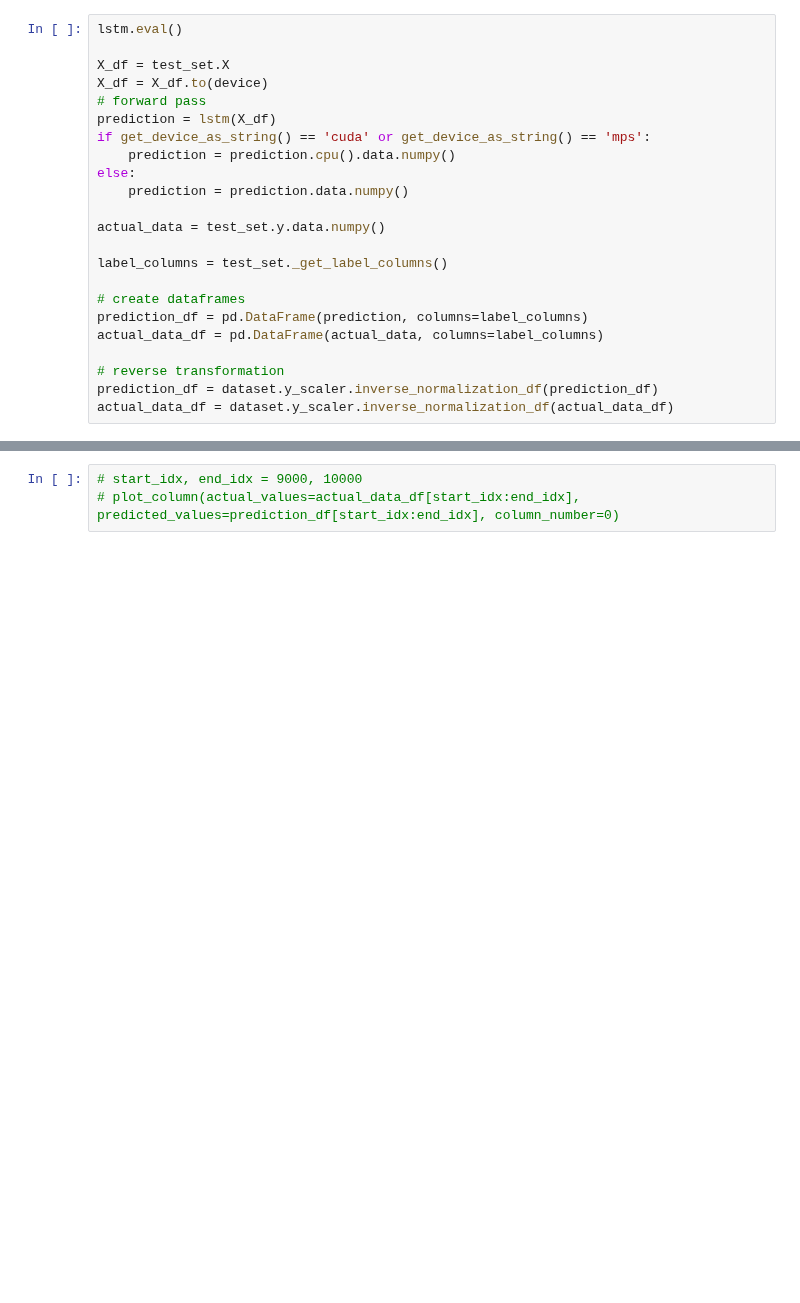
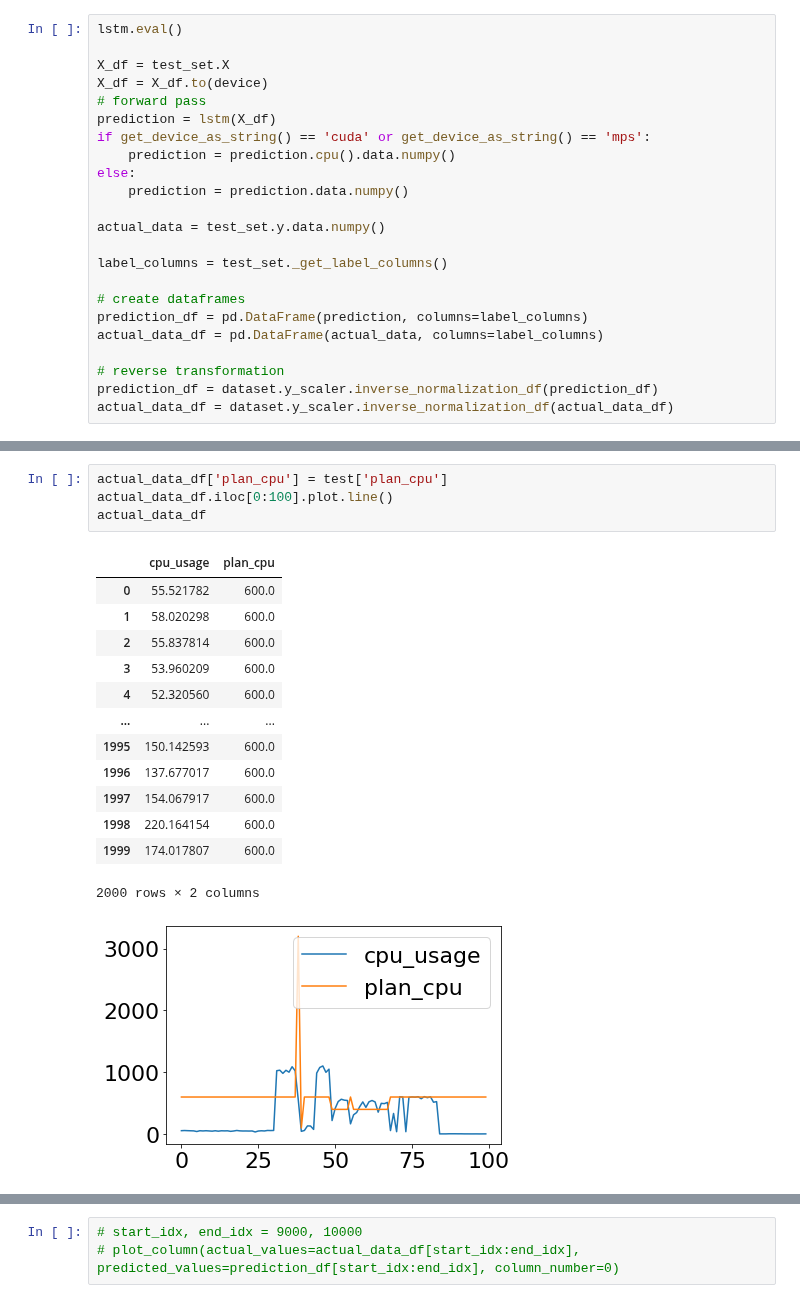
Before and after one commit to MyGodItsFull0fStars/alibaba_clusterdata, a Jupyter notebook: cluster-trace-gpu-v2020/prediction/lstm_general_prediction.ipynb, the cells around one changed output, grey strips where cells are left out. Drawn from its saved outputs; the diff is of its cells as text; blank space fills up the shorter version.

```diff
--- a/cluster-trace-gpu-v2020/prediction/lstm_general_prediction.ipynb
+++ b/cluster-trace-gpu-v2020/prediction/lstm_general_prediction.ipynb
@@ -353,0 +376,19 @@ actual_data_df = dataset.y_scaler.inverse_normalization_df(actual_data_df)
+# %%
+actual_data_df['plan_cpu'] = test['plan_cpu']
+actual_data_df.iloc[0:100].plot.line()
+actual_data_df
+# %% [output]
+|  | cpu_usage | plan_cpu |
+| 0 | 55.521782 | 600.0 |
+| 1 | 58.020298 | 600.0 |
+| 2 | 55.837814 | 600.0 |
+| 3 | 53.960209 | 600.0 |
+| 4 | 52.320560 | 600.0 |
+| ... | ... | ... |
+| 1995 | 150.142593 | 600.0 |
+| 1996 | 137.677017 | 600.0 |
+| 1997 | 154.067917 | 600.0 |
+| 1998 | 220.164154 | 600.0 |
+| 1999 | 174.017807 | 600.0 |
+2000 rows × 2 columns
+[figure, added]
```
Also changed, not shown: parts of 21 cells of this notebook, 3 other files.
